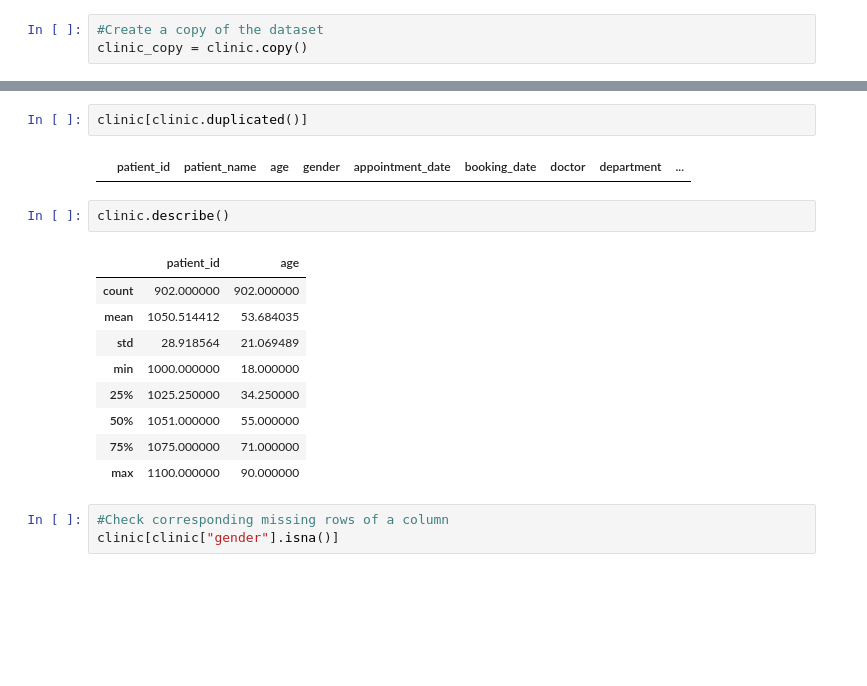
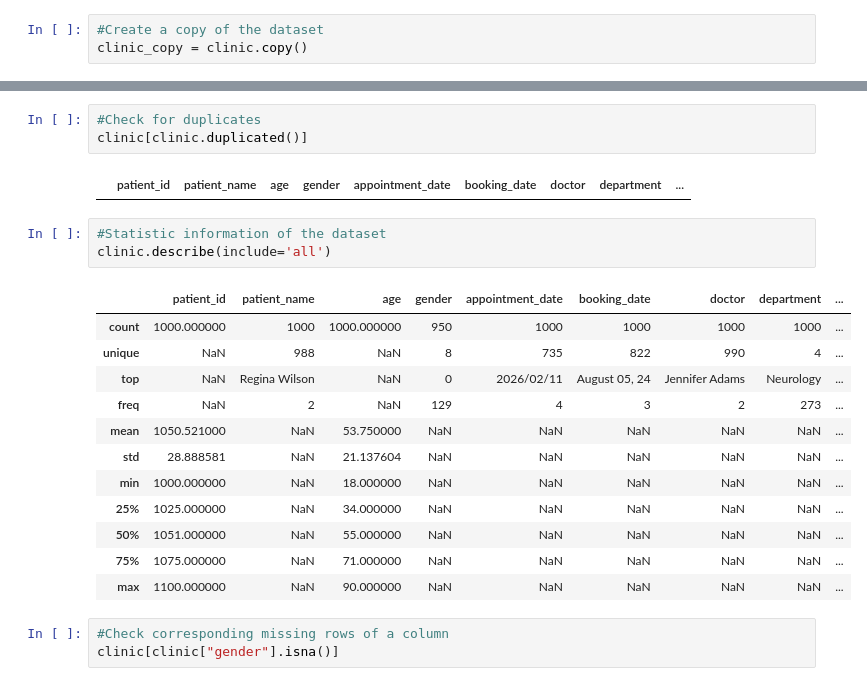
Before and after one commit to Thecular/ML-Practice-Projects, a Jupyter notebook: MachineLearningProject/ML-Clinic.ipynb, the cells around one changed output, grey strips where cells are left out. Drawn from its saved outputs; the diff is of its cells as text; blank space fills up the shorter version.

Commit message:
Clinic data preprocessing and documentation

```diff
--- a/MachineLearningProject/ML-Clinic.ipynb
+++ b/MachineLearningProject/ML-Clinic.ipynb
@@ -42,19 +55,24 @@ memory usage: 140.1 KB
 # %%
+#Check for duplicates
 clinic[clinic.duplicated()]
 # %% [output]
 |  | patient_id | patient_name | age | gender | appointment_date | booking_date | doctor | department | ... |
 # %%
-clinic.describe()
+#Statistic information of the dataset
+clinic.describe(include='all')
 # %% [output]
-|  | patient_id | age |
-| count | 902.000000 | 902.000000 |
-| mean | 1050.514412 | 53.684035 |
-| std | 28.918564 | 21.069489 |
-| min | 1000.000000 | 18.000000 |
-| 25% | 1025.250000 | 34.250000 |
-| 50% | 1051.000000 | 55.000000 |
-| 75% | 1075.000000 | 71.000000 |
-| max | 1100.000000 | 90.000000 |
+|  | patient_id | patient_name | age | gender | appointment_date | booking_date | doctor | department | ... |
+| count | 1000.000000 | 1000 | 1000.000000 | 950 | 1000 | 1000 | 1000 | 1000 | ... |
+| unique | NaN | 988 | NaN | 8 | 735 | 822 | 990 | 4 | ... |
+| top | NaN | Regina Wilson | NaN | 0 | 2026/02/11 | August 05, 24 | Jennifer Adams | Neurology | ... |
+| freq | NaN | 2 | NaN | 129 | 4 | 3 | 2 | 273 | ... |
+| mean | 1050.521000 | NaN | 53.750000 | NaN | NaN | NaN | NaN | NaN | ... |
+| std | 28.888581 | NaN | 21.137604 | NaN | NaN | NaN | NaN | NaN | ... |
+| min | 1000.000000 | NaN | 18.000000 | NaN | NaN | NaN | NaN | NaN | ... |
+| 25% | 1025.000000 | NaN | 34.000000 | NaN | NaN | NaN | NaN | NaN | ... |
+| 50% | 1051.000000 | NaN | 55.000000 | NaN | NaN | NaN | NaN | NaN | ... |
+| 75% | 1075.000000 | NaN | 71.000000 | NaN | NaN | NaN | NaN | NaN | ... |
+| max | 1100.000000 | NaN | 90.000000 | NaN | NaN | NaN | NaN | NaN | ... |
 # %%
 #Check corresponding missing rows of a column
 clinic[clinic["gender"].isna()]
```
Also changed, not shown: parts of 14 cells of this notebook, 1 other file.
